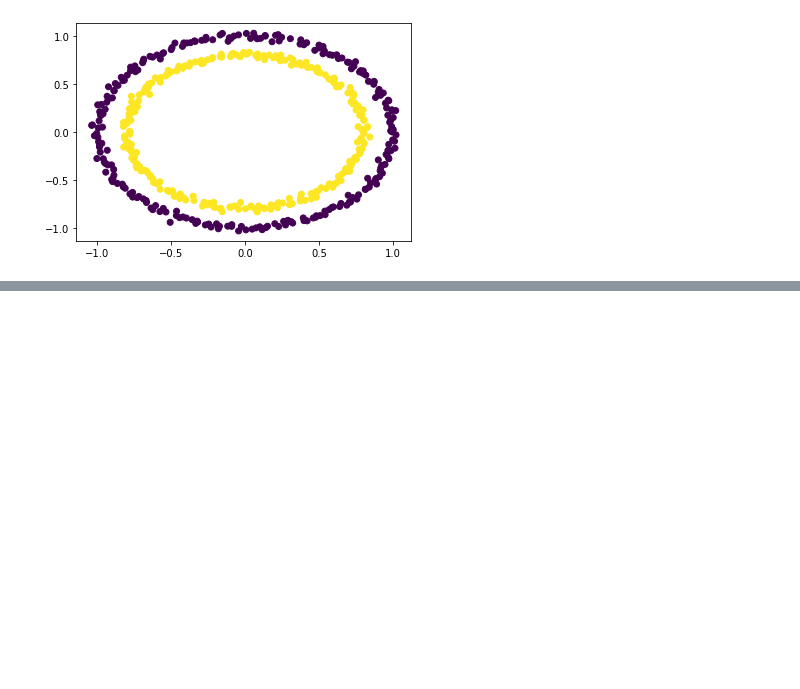
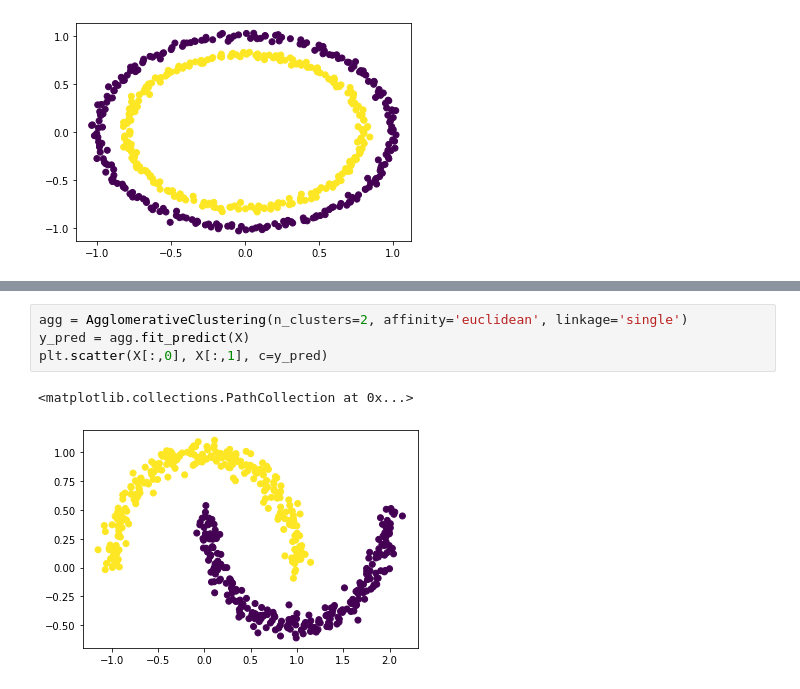
Before and after one commit to sks95/Unsupervised-Learning, a Jupyter notebook: Agglomerative_Clustering.ipynb, the cells around one changed output, grey strips where cells are left out. Cells and saved outputs as stored; diff of their text form; blank space fills up the shorter version.

Commit message:
moondataset with agglo cluster algo with single method

```diff
--- a/Agglomerative_Clustering.ipynb
+++ b/Agglomerative_Clustering.ipynb
@@ -188,0 +196,7 @@ plt.scatter(X[:,0], X[:,1], c = y_pred)
+# %%
+agg = AgglomerativeClustering(n_clusters=2, affinity='euclidean', linkage='single')
+y_pred = agg.fit_predict(X)
+plt.scatter(X[:,0], X[:,1], c=y_pred)
+# %% [output]
+<matplotlib.collections.PathCollection at 0x...>
+[figure, added]
```
Also changed, not shown: parts of 1 cell of this notebook.
